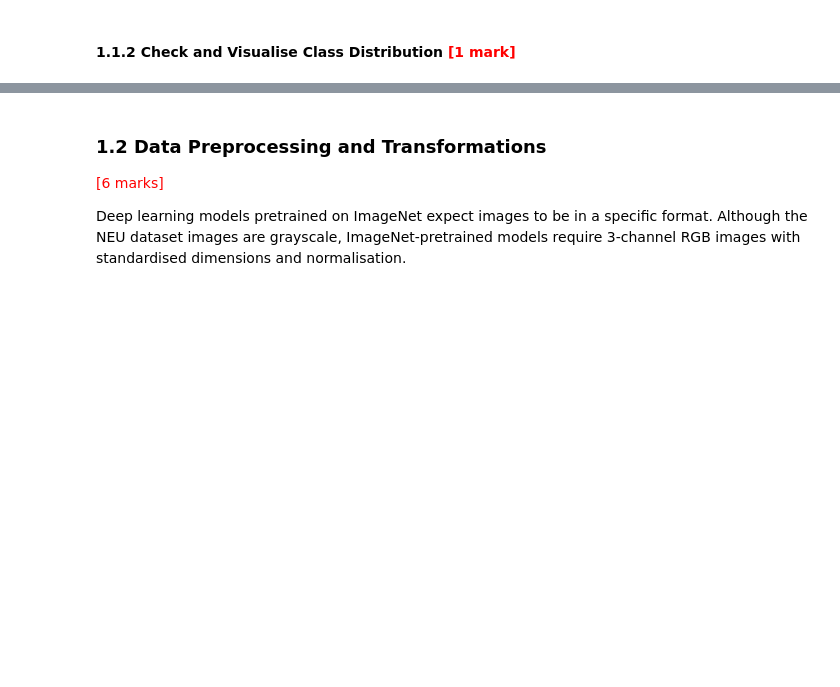
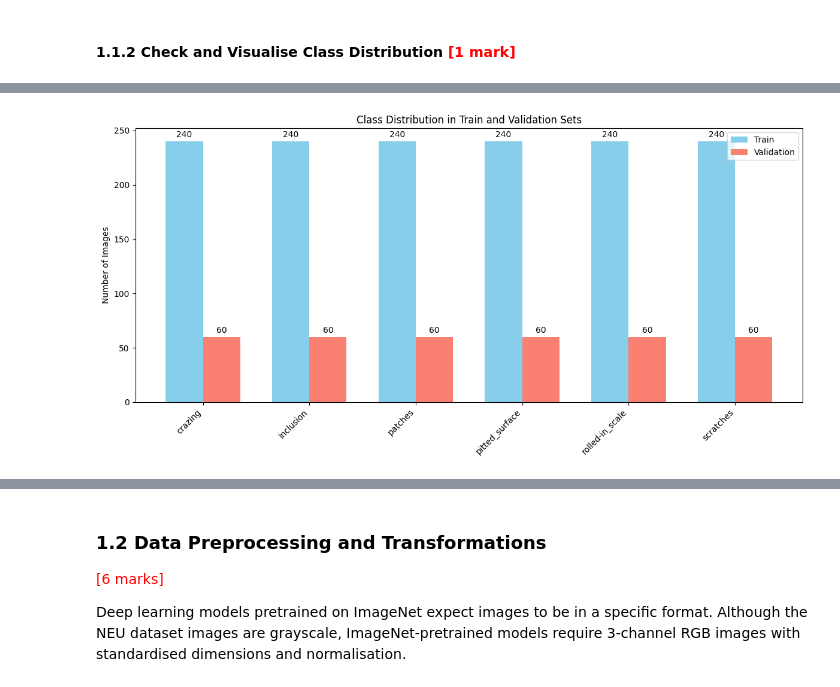
Before and after one commit to mayuresh-tungare/c7-assignment, a Jupyter notebook: Transfer_Learning_Surface_Defect_Mayuresh_Tungare.ipynb, the cells around one changed output, grey strips where cells are left out. Drawn from its saved outputs; the diff is of its cells as text; code cells hidden in the pictures; blank space fills up the shorter version.

```diff
--- a/Transfer_Learning_Surface_Defect_Mayuresh_Tungare.ipynb
+++ b/Transfer_Learning_Surface_Defect_Mayuresh_Tungare.ipynb
@@ -209,0 +237,27 @@ This approach reduces manual labeling effort and ensures consistency between dir
+# %%
+# Visualise class distribution
+classes = train_dataset.classes
+train_values = [train_counts[i] for i in range(len(classes))]
+val_values = [val_counts[i] for i in range(len(classes))]
+
+x = np.arange(len(classes))
+width = 0.35
+
+fig, ax = plt.subplots(figsize=(12, 6))
+rects1 = ax.bar(x - width/2, train_values, width, label='Train', color='skyblue')
+rects2 = ax.bar(x + width/2, val_values, width, label='Validation', color='salmon')
+
+# Add count labels on top of each bar
+ax.bar_label(rects1, padding=3)
+ax.bar_label(rects2, padding=3)
+
+ax.set_ylabel('Number of Images')
+ax.set_title('Class Distribution in Train and Validation Sets')
+ax.set_xticks(x)
+ax.set_xticklabels(classes, rotation=45, ha='right')
+ax.legend()
+
+plt.tight_layout()
+plt.show()
+# %% [output]
+[figure, added]
```
Also changed, not shown: parts of 28 cells of this notebook.
